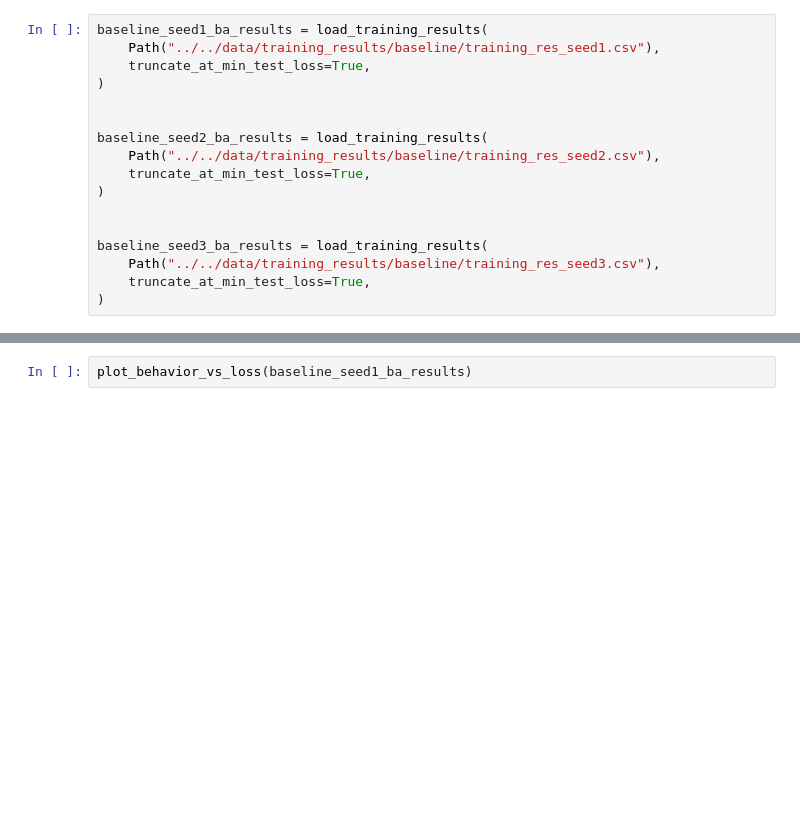
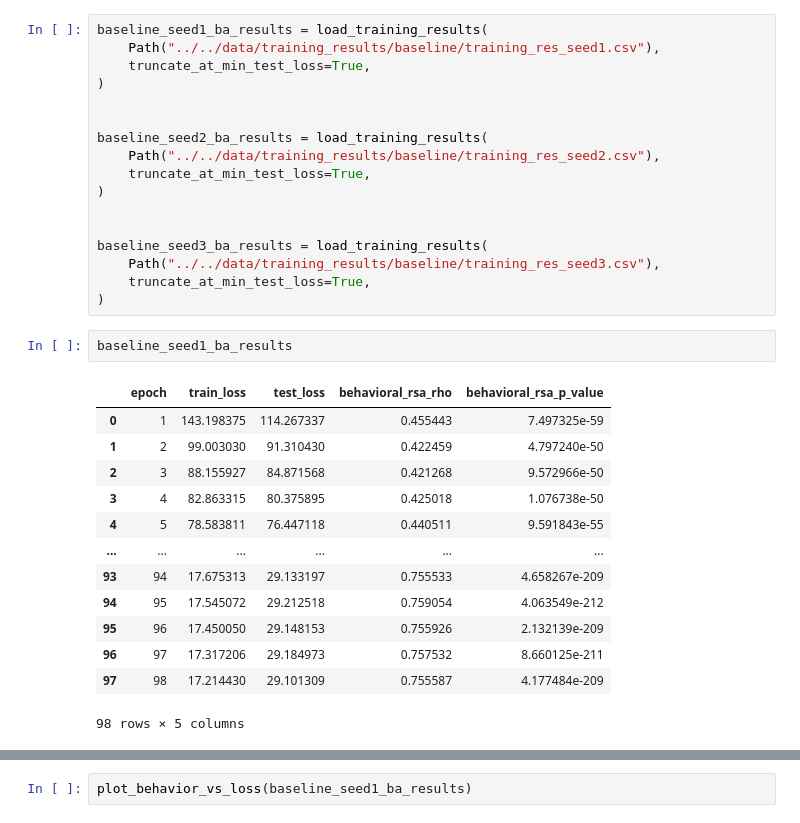
Before and after one commit to marrenj/cvpr_perturbations, a Jupyter notebook: notebooks/figures/baseline_ba_vs_loss.ipynb, the cells around one changed output, grey strips where cells are left out. Cells and saved outputs as stored; diff of their text form; blank space fills up the shorter version.

```diff
--- a/notebooks/figures/baseline_ba_vs_loss.ipynb
+++ b/notebooks/figures/baseline_ba_vs_loss.ipynb
@@ -36,3 +36,19 @@ baseline_seed3_ba_results = load_training_results(
     Path("../../data/training_results/baseline/training_res_seed3.csv"),
     truncate_at_min_test_loss=True,
 )
+# %%
+baseline_seed1_ba_results
+# %% [output]
+|  | epoch | train_loss | test_loss | behavioral_rsa_rho | behavioral_rsa_p_value |
+| 0 | 1 | 143.198375 | 114.267337 | 0.455443 | 7.497325e-59 |
+| 1 | 2 | 99.003030 | 91.310430 | 0.422459 | 4.797240e-50 |
+| 2 | 3 | 88.155927 | 84.871568 | 0.421268 | 9.572966e-50 |
+| 3 | 4 | 82.863315 | 80.375895 | 0.425018 | 1.076738e-50 |
+| 4 | 5 | 78.583811 | 76.447118 | 0.440511 | 9.591843e-55 |
+| ... | ... | ... | ... | ... | ... |
+| 93 | 94 | 17.675313 | 29.133197 | 0.755533 | 4.658267e-209 |
+| 94 | 95 | 17.545072 | 29.212518 | 0.759054 | 4.063549e-212 |
+| 95 | 96 | 17.450050 | 29.148153 | 0.755926 | 2.132139e-209 |
+| 96 | 97 | 17.317206 | 29.184973 | 0.757532 | 8.660125e-211 |
+| 97 | 98 | 17.214430 | 29.101309 | 0.755587 | 4.177484e-209 |
+98 rows × 5 columns
```
Also changed, not shown: parts of 1 cell of this notebook, 1 other file.
